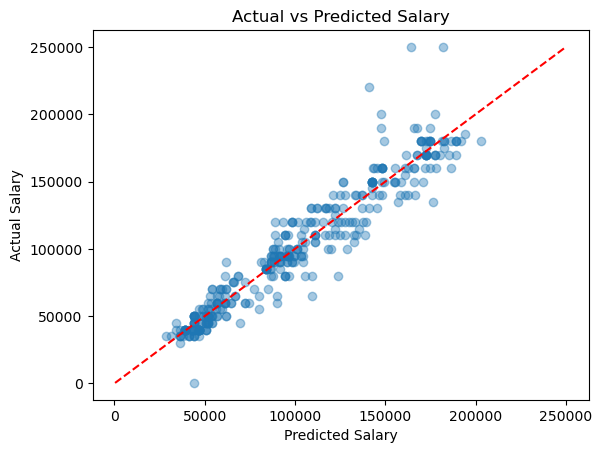
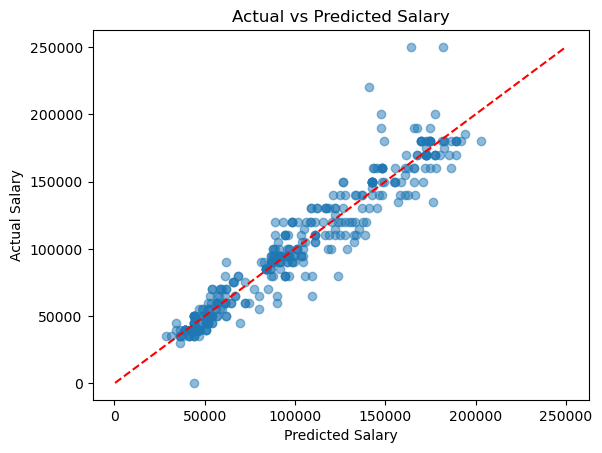
Code edit (unified diff) that turned the first committed figure into the second:
--- before
+++ after
@@ -1,4 +1,4 @@
 # Using a scatterplot to show actual versus predicted salaries
-plt.scatter(reg_model2.fittedvalues, y, alpha=0.4);
+plt.scatter(reg_model2.fittedvalues, y, alpha=0.5);
 
 # Adding a reference line

Commit: added html output